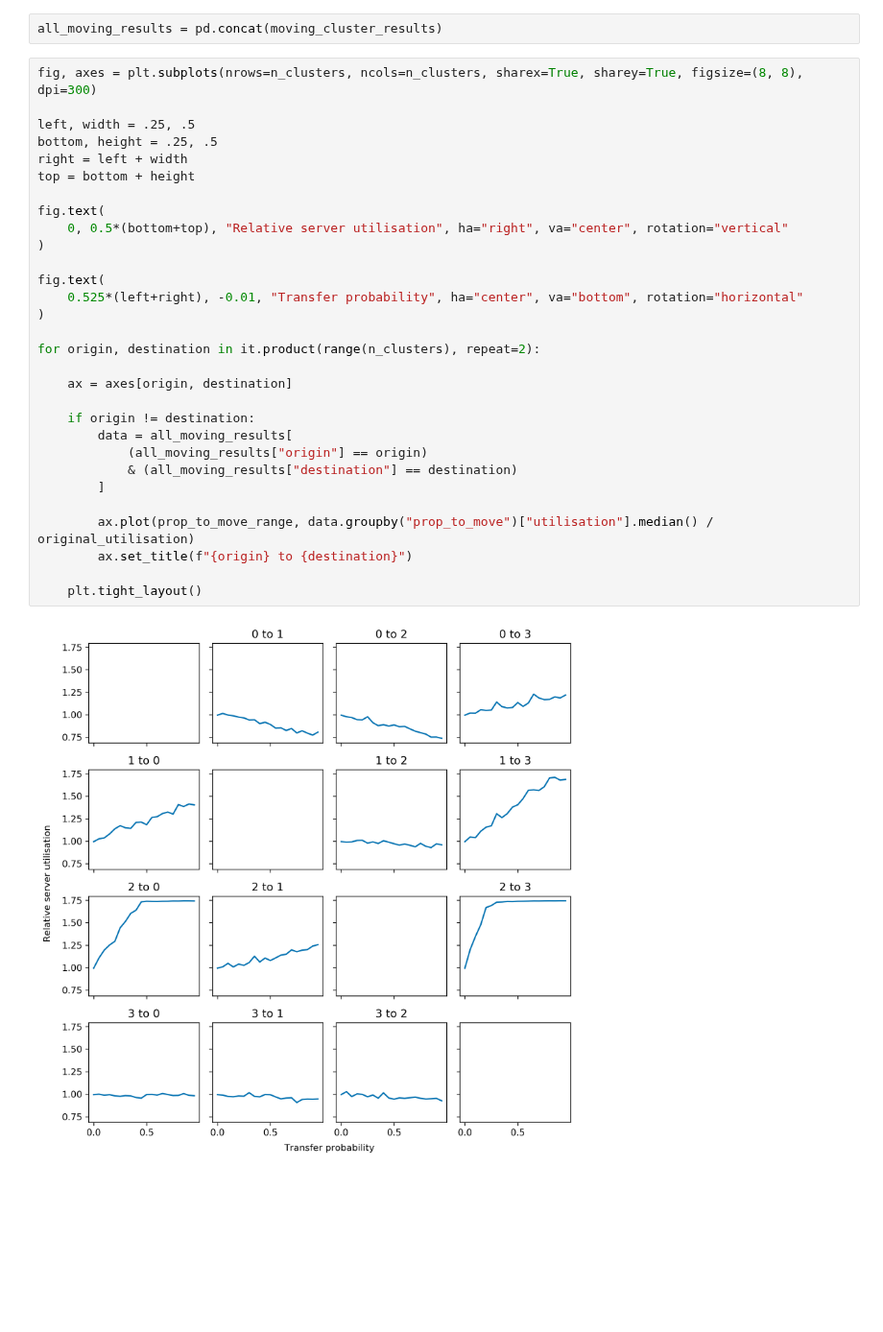
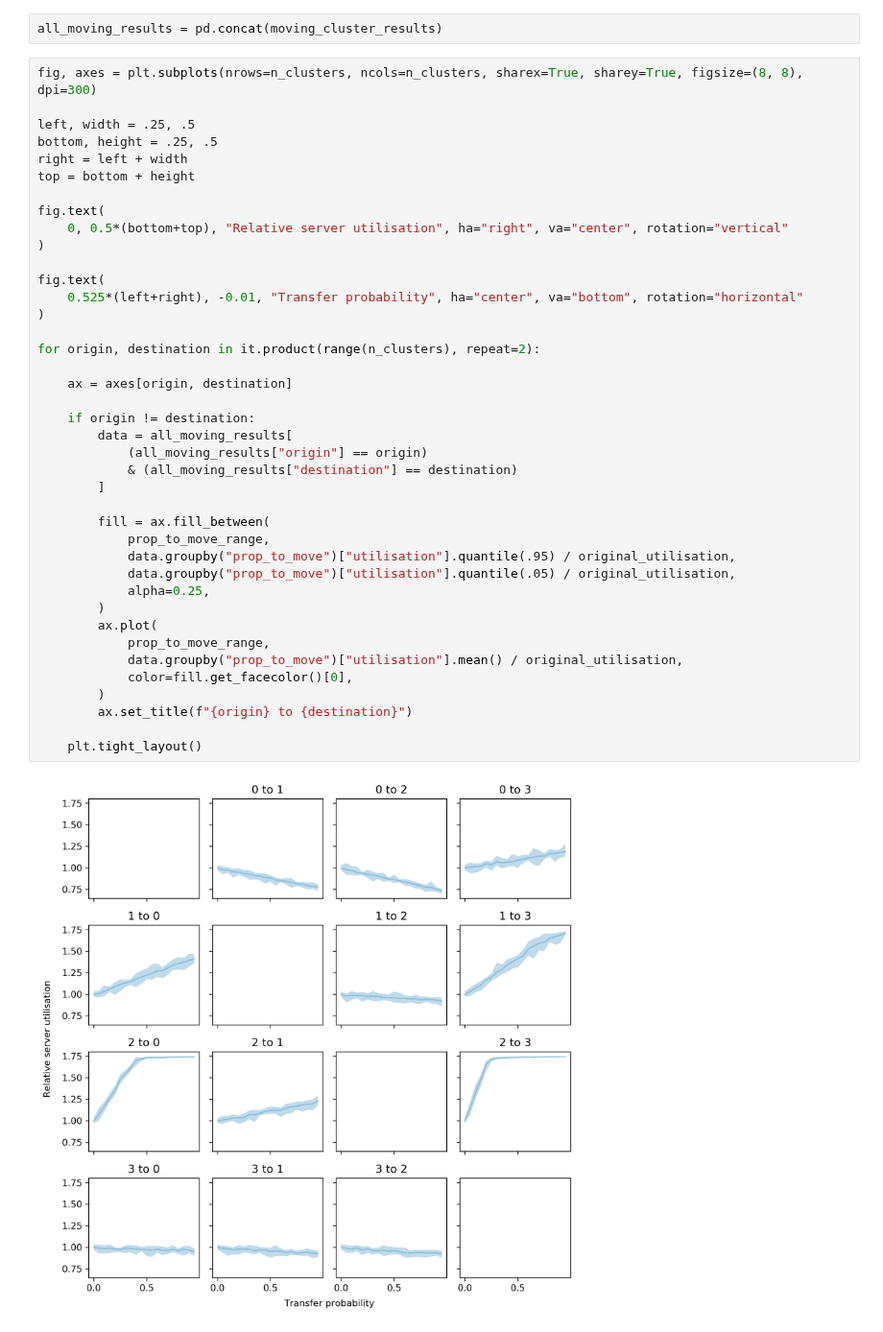
Before and after one commit to daffidwilde/copd-paper, a Jupyter notebook: nbs/scenarios.ipynb, the cells around one changed output. Shown at 96% size. Saved outputs shown, nothing was run; the diff lists cells and outputs as text; blank space fills up the shorter version.

```diff
--- a/nbs/scenarios.ipynb
+++ b/nbs/scenarios.ipynb
@@ -299,32 +299,42 @@ all_moving_results = pd.concat(moving_cluster_results)
 # %%
 fig, axes = plt.subplots(nrows=n_clusters, ncols=n_clusters, sharex=True, sharey=True, figsize=(8, 8), dpi=300)
 
 left, width = .25, .5
 bottom, height = .25, .5
 right = left + width
 top = bottom + height
 
 fig.text(
     0, 0.5*(bottom+top), "Relative server utilisation", ha="right", va="center", rotation="vertical"
 )
 
 fig.text(
     0.525*(left+right), -0.01, "Transfer probability", ha="center", va="bottom", rotation="horizontal"
 )
 
 for origin, destination in it.product(range(n_clusters), repeat=2):
 
     ax = axes[origin, destination]
 
     if origin != destination:
         data = all_moving_results[
             (all_moving_results["origin"] == origin)
             & (all_moving_results["destination"] == destination)
         ]
 
-        ax.plot(prop_to_move_range, data.groupby("prop_to_move")["utilisation"].median() / original_utilisation)
+        fill = ax.fill_between(
+            prop_to_move_range,
+            data.groupby("prop_to_move")["utilisation"].quantile(.95) / original_utilisation,
+            data.groupby("prop_to_move")["utilisation"].quantile(.05) / original_utilisation,
+            alpha=0.25,
+        )
+        ax.plot(
+            prop_to_move_range,
+            data.groupby("prop_to_move")["utilisation"].mean() / original_utilisation,
+            color=fill.get_facecolor()[0],
+        )
         ax.set_title(f"{origin} to {destination}")
 
     plt.tight_layout()
 # %% [output]
-[figure, old version]
+[figure, new version]
```
Also changed, not shown: parts of 4 cells of this notebook.
